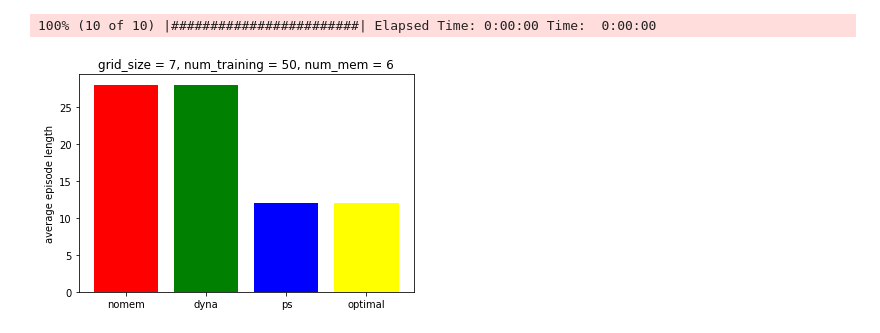
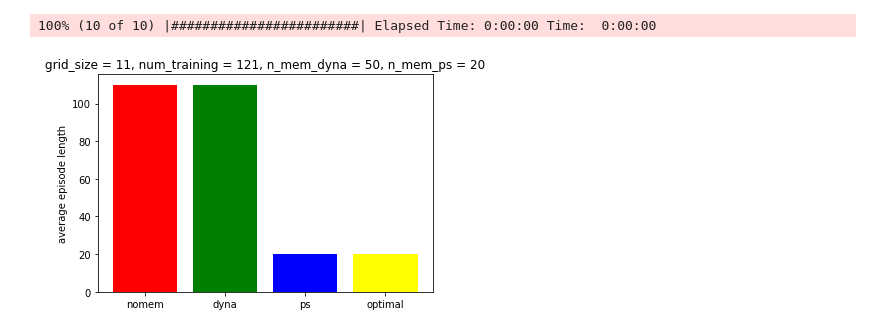
Before and after one commit to s-a-barnett/PrioritizedSR, a Jupyter notebook: neuronav/experiment_memcomp.ipynb, the cells around one changed output. Drawn from its saved outputs; the diff is of its cells as text; code cells hidden in the pictures.

```diff
--- a/neuronav/experiment_memcomp.ipynb
+++ b/neuronav/experiment_memcomp.ipynb
@@ -17,13 +17,13 @@ from utils import exp_normalize, memory_update, get_dyna_indices, get_predecesso
 
 npr.seed(0)
 # %%
-grid_size = 7
-pattern="empty" # "empty" or "four_rooms" or "random"
+grid_size = 11
+pattern="four_rooms" # "empty" or "four_rooms" or "random"
 env = SimpleGrid(grid_size, block_pattern=pattern, obs_mode="index")
 # %%
 # env episode params
-episode_length = (4 * grid_size)
-episodes_train = 50
+episode_length = (10 * grid_size)
+episodes_train = env.state_size
 episodes_test  = 10
 agent_pos = [0, 0]
 goal_pos = [grid_size -1, grid_size -1]
@@ -36,8 +36,9 @@ epsilon = 1 # for epsilon-greedy policies
 beta = 5 # inverse temperature for softmax policies
 
 # memory params
-n_mem = 6 # number of retrieved memories per timestep
-theta = 5e-1 # priority threshold for prioritized sweeping
+n_mem_dyna = 50 # number of retrieved memories per timestep
+n_mem_ps = 20
+theta = 1e-5 # priority threshold for prioritized sweeping
 # %% [markdown]
 ## Training Phase
 # %% [markdown]
@@ -105,11 +106,11 @@ for i in progressbar.progressbar(range(episodes_train)):
             errors.append(np.linalg.norm(td_sr))
 
         exp_weights.append(len(experiences))
-        mem_indices = get_dyna_indices(experiences, exp_weights, n_mem)
+        mem_indices = get_dyna_indices(experiences, exp_weights, n_mem_dyna)
         mem = [experiences[t] for t in mem_indices]
         for exp in mem:
             prioritized_states[exp[0]] += 1
-            td_sr = memory_update(exp, agent_dyna, epsilon, beta)
+            td_sr = memory_update(exp, agent_dyna)
             grad = agent_dyna.update_eigs(exp)
 
         if env.done:
@@ -130,7 +131,7 @@ plt.title('Prioritized States: SR-Dyna');
 # %%
 agent_ps = TDSR(env.state_size, env.action_size, lr, gamma, poltype=poltype)
 experiences = []
-pqueue = []
+pqueue = PriorityQueue()
 errors = []
 prioritized_states = np.zeros(env.state_size)
 
@@ -151,35 +152,32 @@ for i in progressbar.progressbar(range(episodes_train)):
             td_sr = agent_ps.update_sr(experiences[-2], experiences[-1])
             errors.append(np.linalg.norm(td_sr))
             if (np.linalg.norm(td_sr) > theta):
-                pqueue = queue_append(experiences[-2], np.linalg.norm(td_sr), pqueue)
+                pqueue.push(experiences[-2], -np.linalg.norm(td_sr))
             td_w = agent_ps.update_w(experiences[-1])
 
         if env.done:
             td_sr = agent_ps.update_sr(experiences[-1], experiences[-1])
             errors.append(np.linalg.norm(td_sr))
             if (np.linalg.norm(td_sr) > theta):
-                pqueue = queue_append(experiences[-1], np.linalg.norm(td_sr), pqueue)
+                pqueue.push(experiences[-1], -np.linalg.norm(td_sr))
 
-        for k in range(n_mem):
+        for k in range(n_mem_ps):
 
-#             pqueue = pqueue[-100:]
-
-            if not pqueue:
+            if pqueue.is_empty():
                 break
 
             # get highest priority item and remove
-            pqueue = sorted(pqueue, key = lambda item: item["priority"])
-            exp = pqueue.pop()["exp"]
+            exp = pqueue.pop()
 
             prioritized_states[exp[0]] += 1
 
-            td_sr = memory_update(exp, agent_ps, epsilon, beta)
+            td_sr = memory_update(exp, agent_ps)
             grad = agent_ps.update_eigs(exp)
 
             for exp_pred in get_predecessors(exp[0], experiences):
-                td_sr = memory_update(exp_pred, agent_ps, epsilon, beta)
+                td_sr = memory_update(exp_pred, agent_ps)
                 if (np.linalg.norm(td_sr) > theta):
-                    pqueue = queue_append(exp_pred, np.linalg.norm(td_sr), pqueue)
+                    pqueue.push(exp_pred, -np.linalg.norm(td_sr))
 
         if env.done:
             break
@@ -283,7 +295,7 @@ av_ep_length_ps = np.mean(ep_lengths)
 # %%
 color = ['red', 'green', 'blue', 'yellow']
 plt.bar(['nomem', 'dyna', 'ps', 'optimal'], [av_ep_length_nomem, av_ep_length_dyna, av_ep_length_ps, 2 * (grid_size - 1)], color=color);
-plt.title(f'grid_size = {grid_size}, num_training = {episodes_train}, num_mem = {n_mem}');
+plt.title(f'grid_size = {grid_size}, num_training = {episodes_train}, n_mem_dyna = {n_mem_dyna}, n_mem_ps = {n_mem_ps}');
 plt.ylabel('average episode length');
 # %% [output]
-[figure, old version]
+[figure, new version]
```
Also changed, not shown: parts of 8 cells of this notebook, 1 other file.
